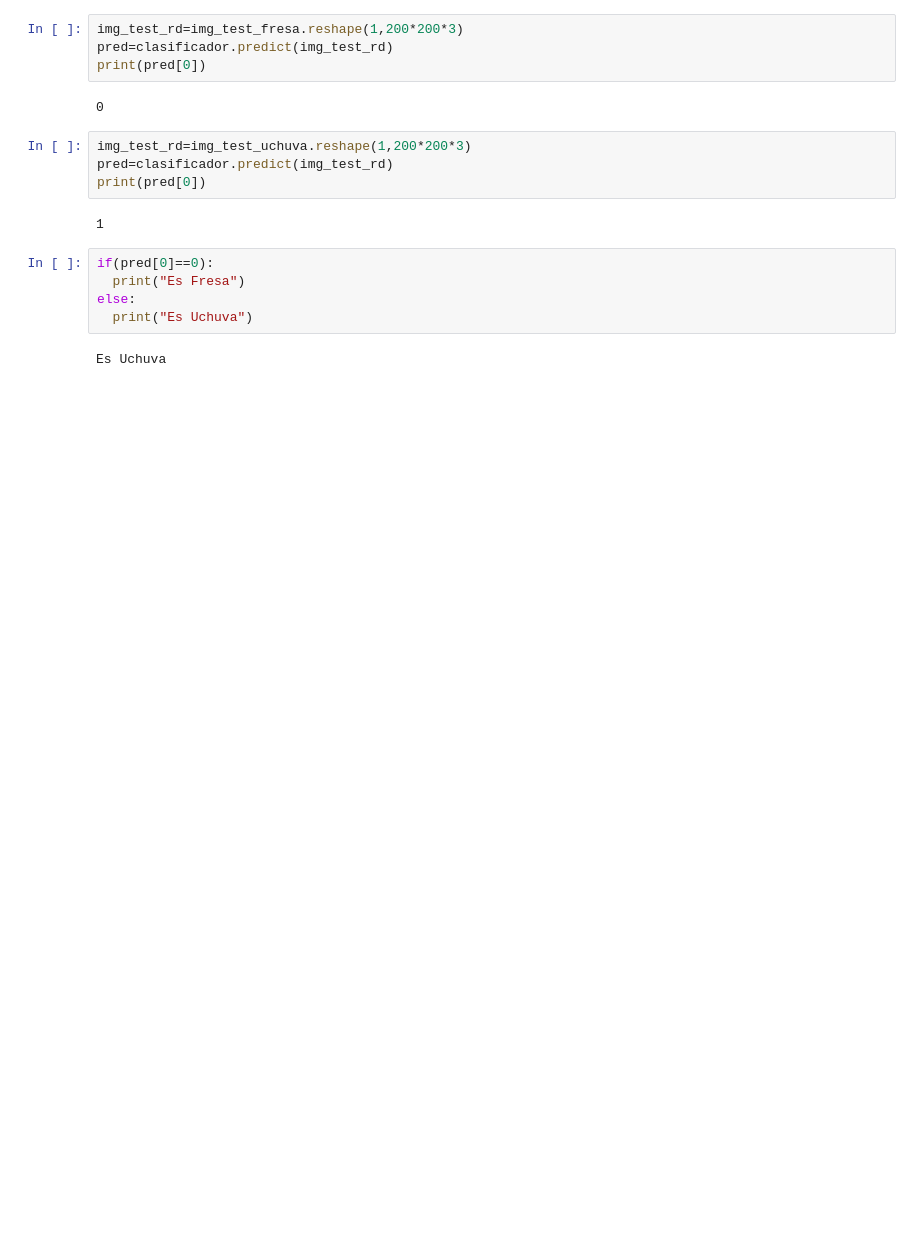
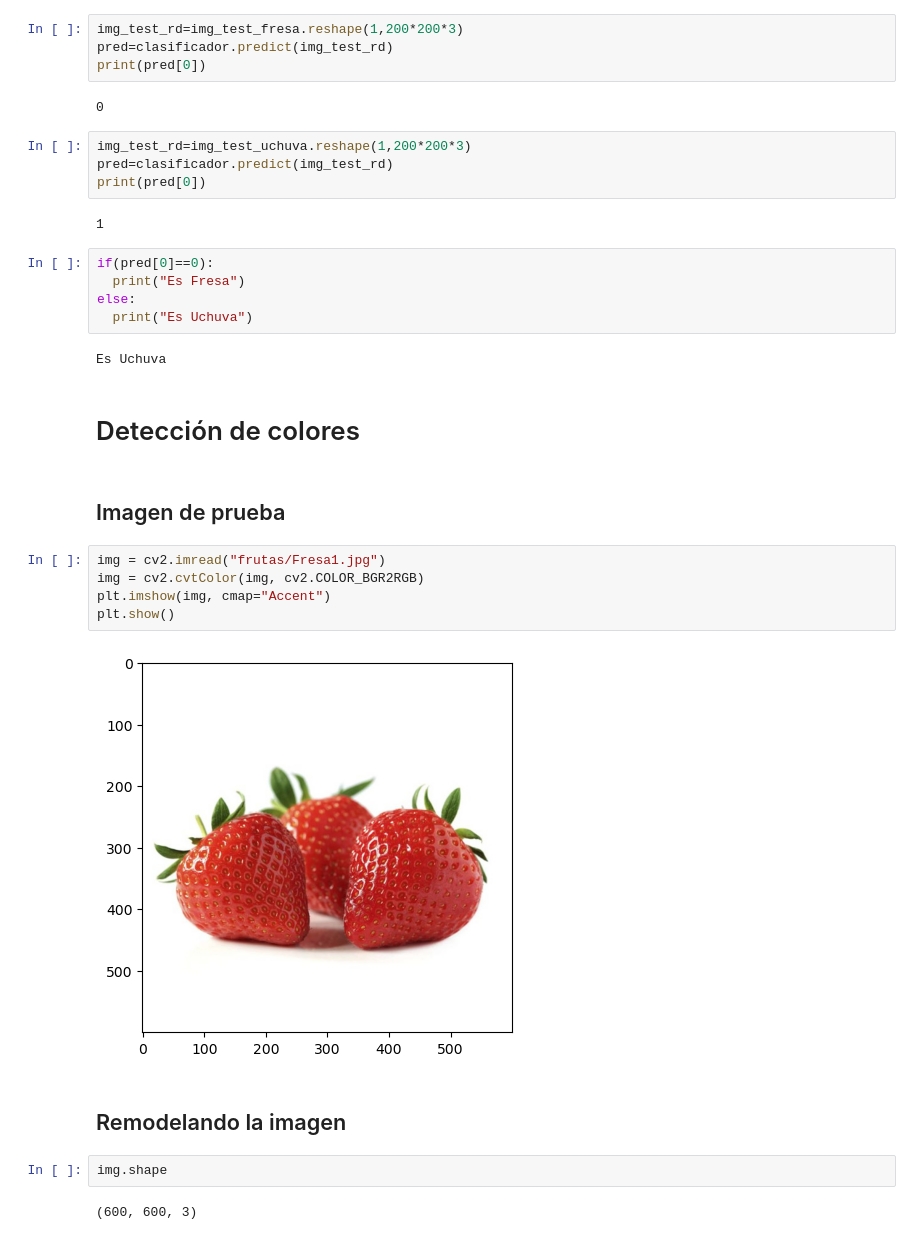
Before and after one commit to sarrietav-dev/sklearn-frutas, a Jupyter notebook: notebook.ipynb, the cells around one changed output. Cells and saved outputs as stored; diff of their text form; blank space fills up the shorter version.

Commit message:
feat(notebook): add color detection using KMeans

```diff
--- a/notebook.ipynb
+++ b/notebook.ipynb
@@ -271,3 +271,20 @@ else:
   print("Es Uchuva")
 # %% [output]
 Es Uchuva
+# %% [markdown]
+# Detección de colores
+# %% [markdown]
+## Imagen de prueba
+# %%
+img = cv2.imread("frutas/Fresa1.jpg")
+img = cv2.cvtColor(img, cv2.COLOR_BGR2RGB)
+plt.imshow(img, cmap="Accent")
+plt.show()
+# %% [output]
+[figure, added]
+# %% [markdown]
+## Remodelando la imagen
+# %%
+img.shape
+# %% [output]
+(600, 600, 3)
```
Also changed, not shown: parts of 11 cells of this notebook.
